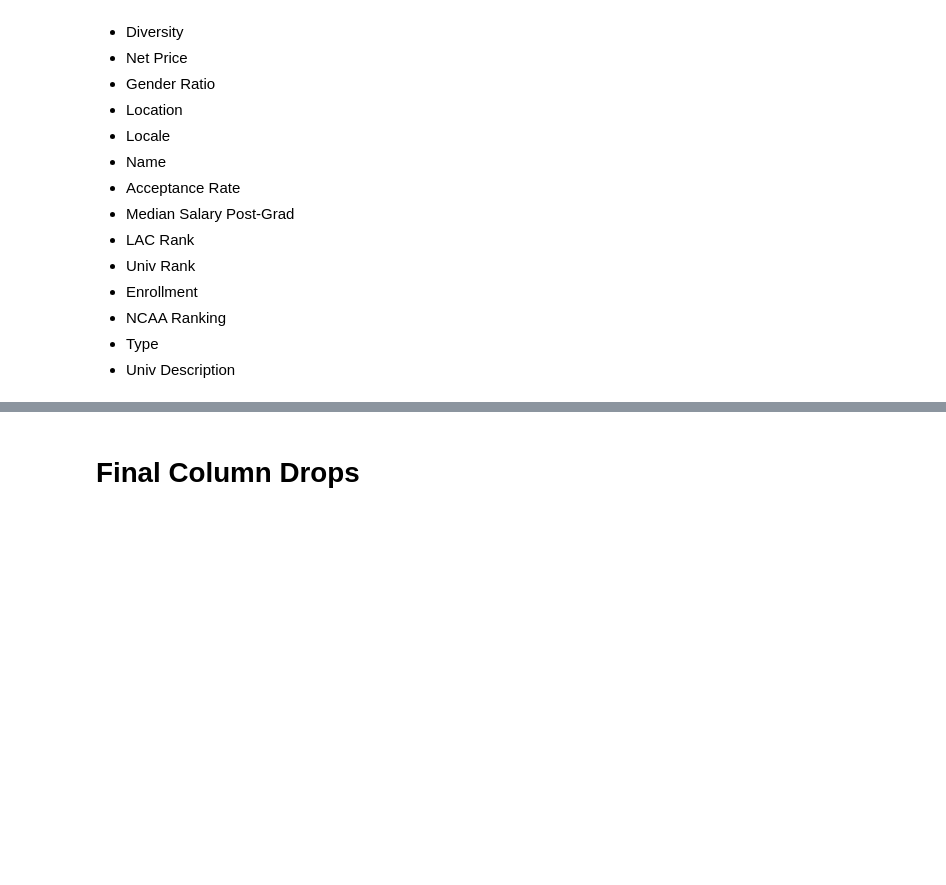
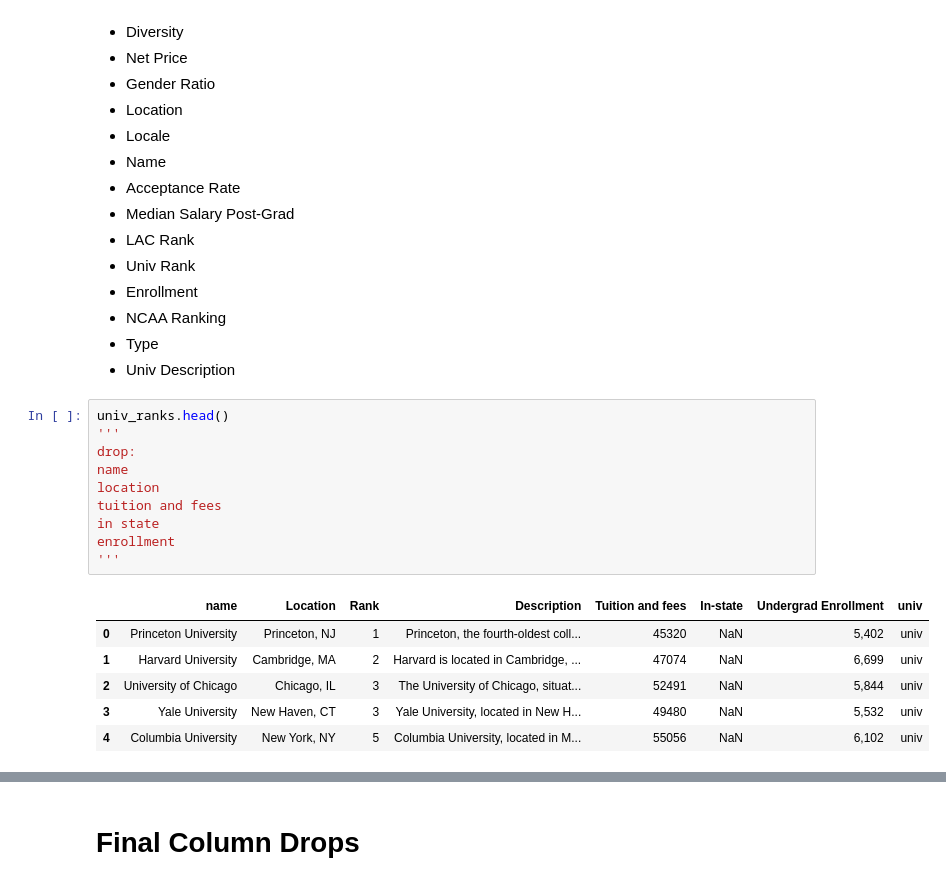
Before and after one commit to mayamadhavan/projects, a Jupyter notebook: project_kojak/1_prepping_data/joining_tables_pandas.ipynb, the cells around one changed output, grey strips where cells are left out. Drawn from its saved outputs; the diff is of its cells as text; blank space fills up the shorter version.

```diff
--- a/project_kojak/1_prepping_data/joining_tables_pandas.ipynb
+++ b/project_kojak/1_prepping_data/joining_tables_pandas.ipynb
@@ -193,3 +239,20 @@ dtype: int64
 + NCAA Ranking
 + Type
 + Univ Description
+# %%
+univ_ranks.head()
+'''
+drop:
+name
+location
+tuition and fees
+in state
+enrollment
+'''
+# %% [output]
+|  | name | Location | Rank | Description | Tuition and fees | In-state | Undergrad Enrollment | univ |
+| 0 | Princeton University | Princeton, NJ | 1 | Princeton, the fourth-oldest coll... | 45320 | NaN | 5,402 | univ |
+| 1 | Harvard University | Cambridge, MA | 2 | Harvard is located in Cambridge, ... | 47074 | NaN | 6,699 | univ |
+| 2 | University of Chicago | Chicago, IL | 3 | The University of Chicago, situat... | 52491 | NaN | 5,844 | univ |
+| 3 | Yale University | New Haven, CT | 3 | Yale University, located in New H... | 49480 | NaN | 5,532 | univ |
+| 4 | Columbia University | New York, NY | 5 | Columbia University, located in M... | 55056 | NaN | 6,102 | univ |
```
Also changed, not shown: parts of 12 cells of this notebook, 5 other files.
